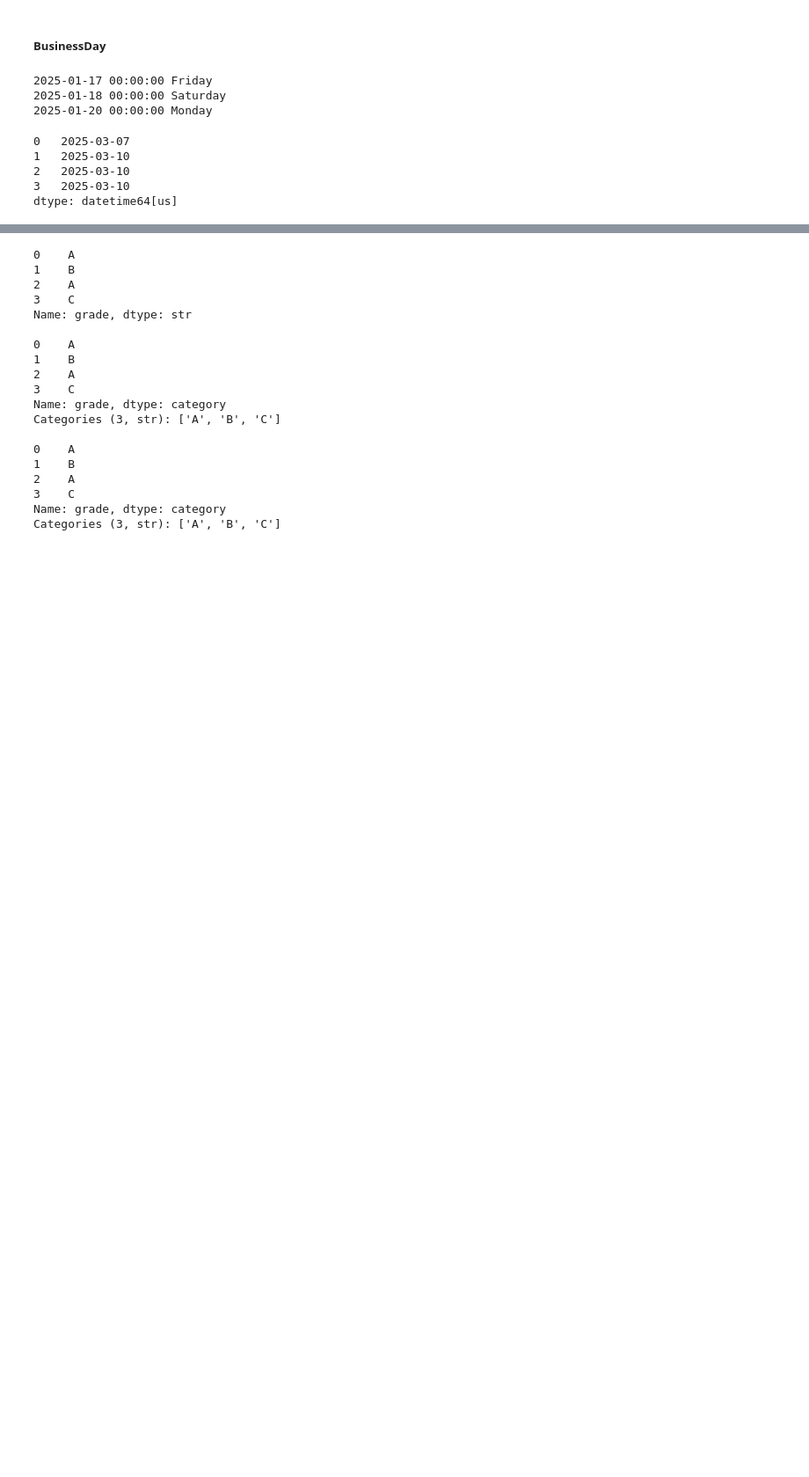
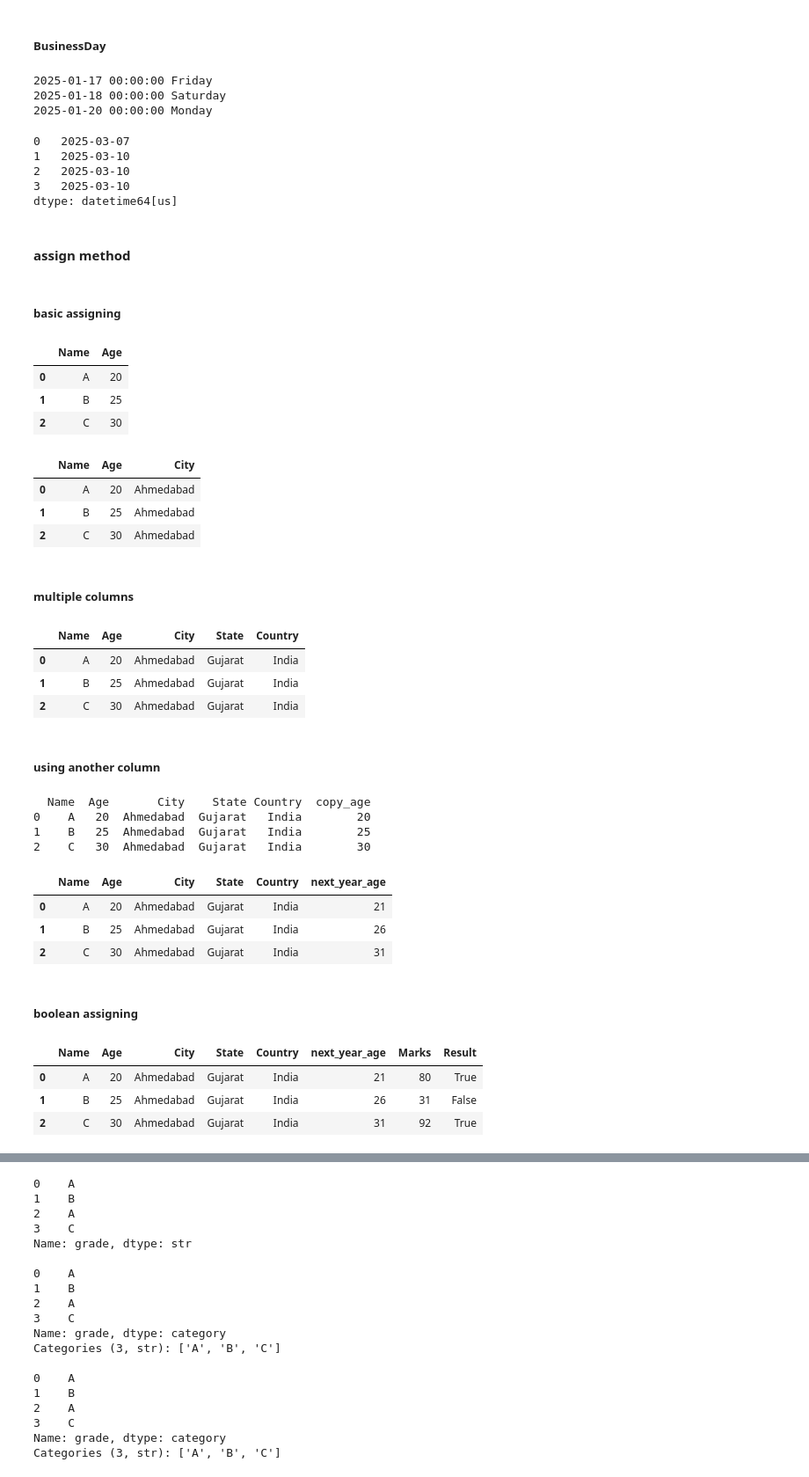
Before and after one commit to dhvanitsavani/Python-AI, a Jupyter notebook: Pandas/advanced.ipynb, the cells around one changed output, grey strips where cells are left out. Shown at 88% size. Saved outputs shown, nothing was run; the diff lists cells and outputs as text; code cells hidden in the pictures; blank space fills up the shorter version.

```diff
--- a/Pandas/advanced.ipynb
+++ b/Pandas/advanced.ipynb
@@ -163,3 +174,64 @@ dates + BusinessDay()
 2   2025-03-10
 3   2025-03-10
 dtype: datetime64[us]
+# %% [markdown]
+#### assign method
+# %% [markdown]
+##### basic assigning
+# %%
+df = pd.DataFrame({
+    "Name": ["A", "B", "C"],
+    "Age": [20, 25, 30]
+})
+df
+# %% [output]
+|  | Name | Age |
+| 0 | A | 20 |
+| 1 | B | 25 |
+| 2 | C | 30 |
+# %%
+df = df.assign(City='Ahmedabad')
+df
+# %% [output]
+|  | Name | Age | City |
+| 0 | A | 20 | Ahmedabad |
+| 1 | B | 25 | Ahmedabad |
+| 2 | C | 30 | Ahmedabad |
+# %% [markdown]
+##### multiple columns
+# %%
+df = df.assign(State='Gujarat', Country='India')
+df
+# %% [output]
+|  | Name | Age | City | State | Country |
+| 0 | A | 20 | Ahmedabad | Gujarat | India |
+| 1 | B | 25 | Ahmedabad | Gujarat | India |
+| 2 | C | 30 | Ahmedabad | Gujarat | India |
+# %% [markdown]
+##### using another column
+# %%
+df = df.assign(copy_age=df['Age'])
+print(df)
+del df['copy_age']
+# %% [output]
+  Name  Age       City    State Country  copy_age
+0    A   20  Ahmedabad  Gujarat   India        20
+1    B   25  Ahmedabad  Gujarat   India        25
+2    C   30  Ahmedabad  Gujarat   India        30
+# %%
+df = df.assign(next_year_age=df['Age']+1)
+df
+# %% [output]
+|  | Name | Age | City | State | Country | next_year_age |
+| 0 | A | 20 | Ahmedabad | Gujarat | India | 21 |
+| 1 | B | 25 | Ahmedabad | Gujarat | India | 26 |
+| 2 | C | 30 | Ahmedabad | Gujarat | India | 31 |
+# %% [markdown]
+##### boolean assigning
+# %%
+df.assign(Marks=[80,31,92], Result = lambda x: x['Marks'] >= 33)
+# %% [output]
+|  | Name | Age | City | State | Country | next_year_age | Marks | Result |
+| 0 | A | 20 | Ahmedabad | Gujarat | India | 21 | 80 | True |
+| 1 | B | 25 | Ahmedabad | Gujarat | India | 26 | 31 | False |
+| 2 | C | 30 | Ahmedabad | Gujarat | India | 31 | 92 | True |
```
Also changed, not shown: parts of 37 cells of this notebook.
